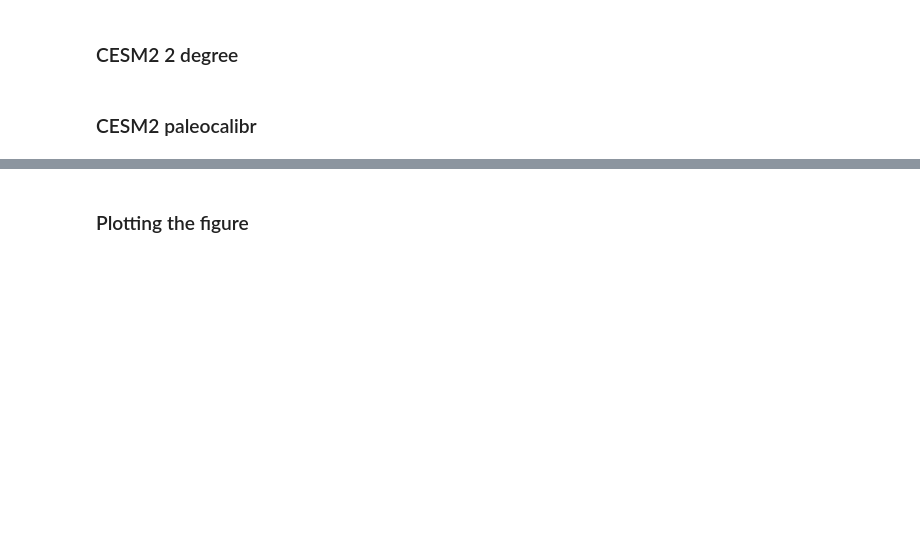
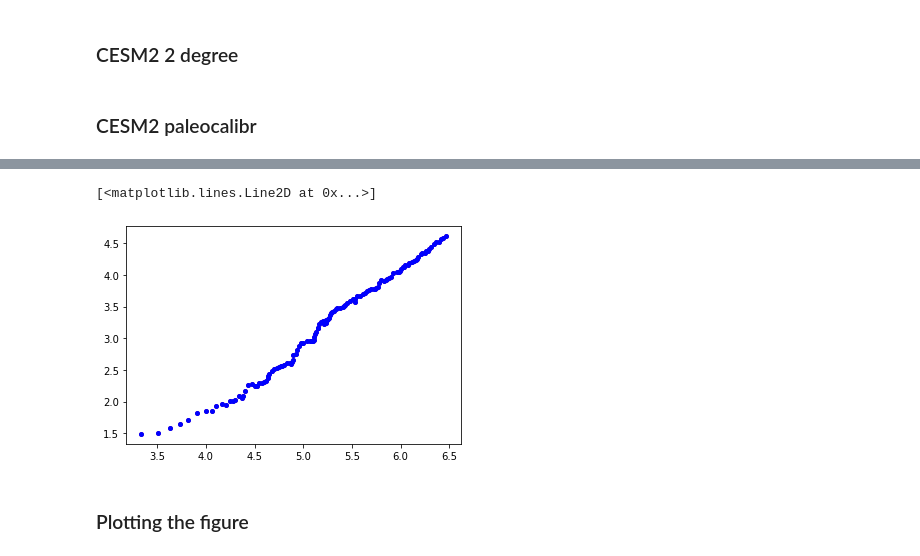
Before and after one commit to islasimpson/CESM2_ECS_TCR, a Jupyter notebook: FIGS/fig3_margaret.ipynb, the cells around one changed output, grey strips where cells are left out. Drawn from its saved outputs; the diff is of its cells as text; code cells hidden in the pictures; blank space fills up the shorter version.

Commit message:
adding in a version of the figure using Margaret's data

```diff
--- a/FIGS/fig3_margaret.ipynb
+++ b/FIGS/fig3_margaret.ipynb
@@ -114,3 +200,9 @@ pictrl_paleo_ts = xr.open_dataset(basepath_ts+'TS_picontrol_paleocalibr.nc').TS
+# %%
+plt.plot(cesm2_1deg_aprp_delt_4x, cesm2_1deg_aprp_cld_4x,"o", color='salmon', markersize=4, label='CESM2 1$^{\circ}$')
+plt.plot(cesm2_2deg_aprp_delt_4x, cesm2_2deg_aprp_cld_4x,"o", color='blue', markersize=4, label='CESM2 2$^{\circ}$')
+# %% [output]
+[<matplotlib.lines.Line2D at 0x...>]
+[figure, added]
 # %% [markdown]
 ### Plotting the figure
 # %%
```
Also changed, not shown: parts of 6 cells of this notebook.
